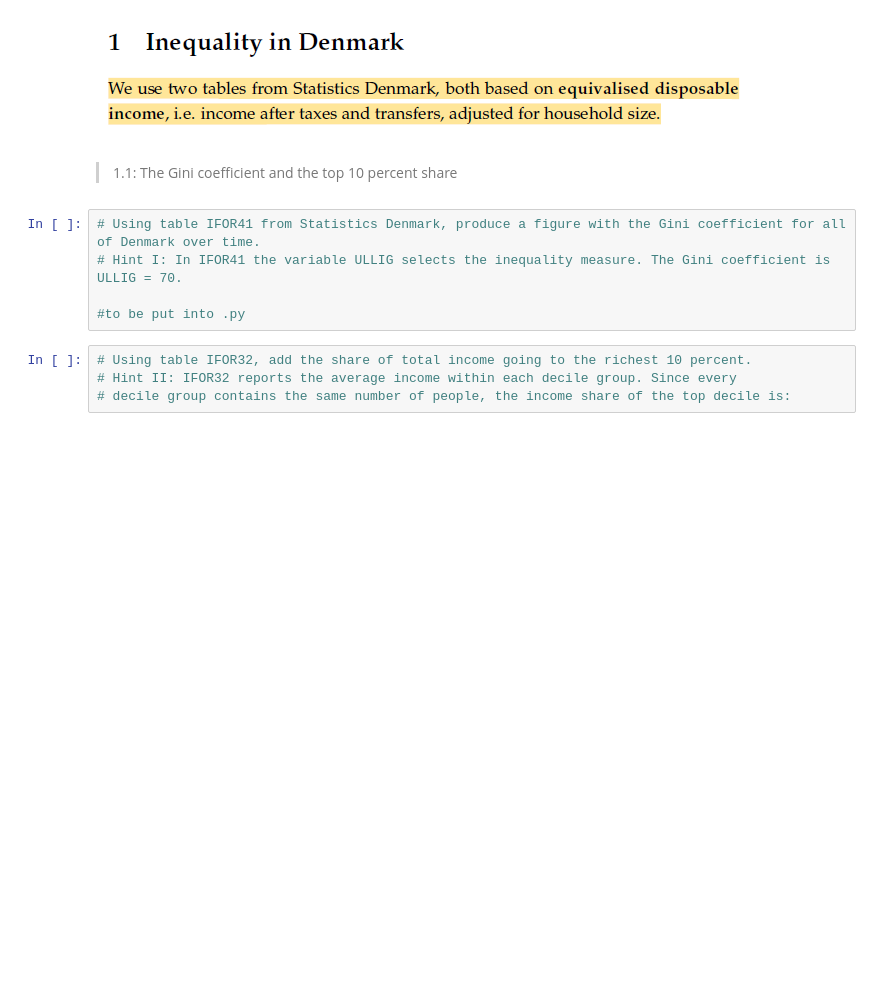
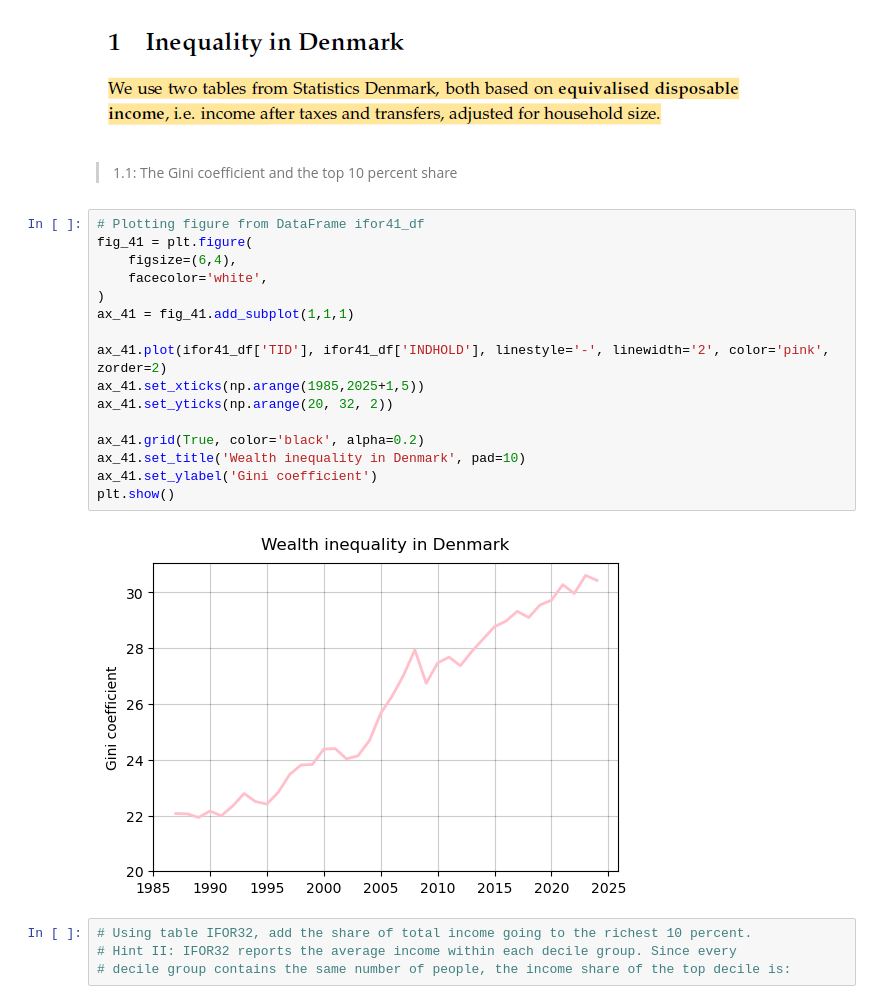
Before and after one commit to NumEconCopenhagen/projects-2025-xjc997, a Jupyter notebook: 01_dataproject/dataproject.ipynb, the cells around one changed output. Saved outputs shown, nothing was run; the diff lists cells and outputs as text; blank space fills up the shorter version.

```diff
--- a/01_dataproject/dataproject.ipynb
+++ b/01_dataproject/dataproject.ipynb
@@ -86,11 +74,24 @@ display(ifor41_df)
 ![image.png](attachment:image.png)
 # %% [markdown]
 > 1.1: The Gini coefficient and the top 10 percent share
-# %%
-# Using table IFOR41 from Statistics Denmark, produce a figure with the Gini coefficient for all of Denmark over time.
-# Hint I: In IFOR41 the variable ULLIG selects the inequality measure. The Gini coefficient is ULLIG = 70.
-
-#to be put into .py
+# %%
+# Plotting figure from DataFrame ifor41_df
+fig_41 = plt.figure(
+    figsize=(6,4),
+    facecolor='white',
+)
+ax_41 = fig_41.add_subplot(1,1,1)
+
+ax_41.plot(ifor41_df['TID'], ifor41_df['INDHOLD'], linestyle='-', linewidth='2', color='pink', zorder=2)
+ax_41.set_xticks(np.arange(1985,2025+1,5))
+ax_41.set_yticks(np.arange(20, 32, 2))
+
+ax_41.grid(True, color='black', alpha=0.2)
+ax_41.set_title('Wealth inequality in Denmark', pad=10)
+ax_41.set_ylabel('Gini coefficient')
+plt.show()
+# %% [output]
+[figure, added]
 # %%
 # Using table IFOR32, add the share of total income going to the richest 10 percent.
 # Hint II: IFOR32 reports the average income within each decile group. Since every
```
Also changed, not shown: parts of 2 cells of this notebook.
